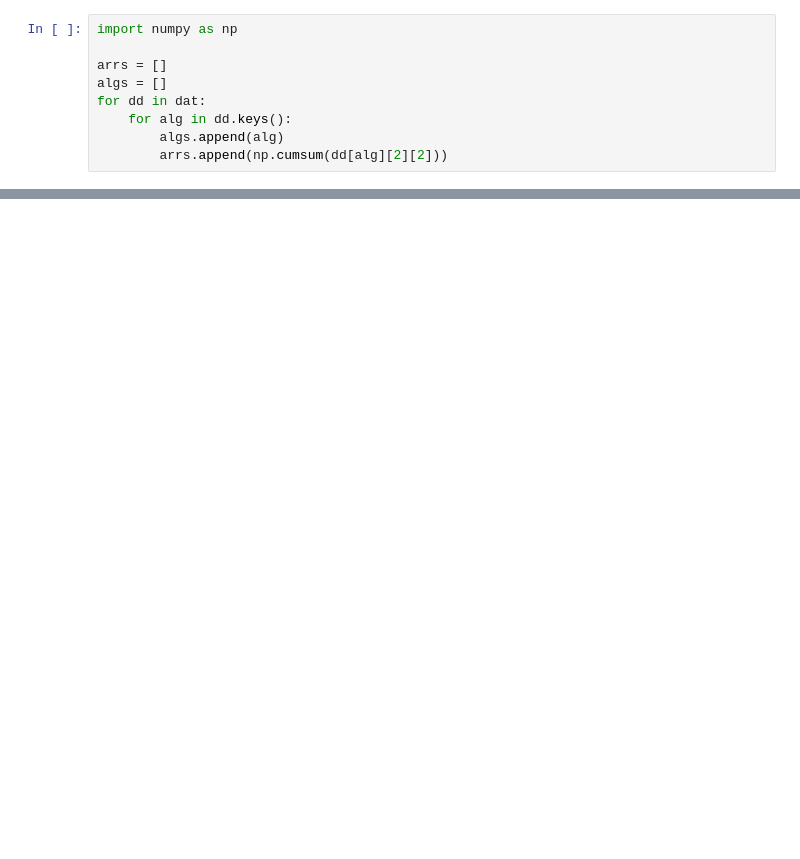
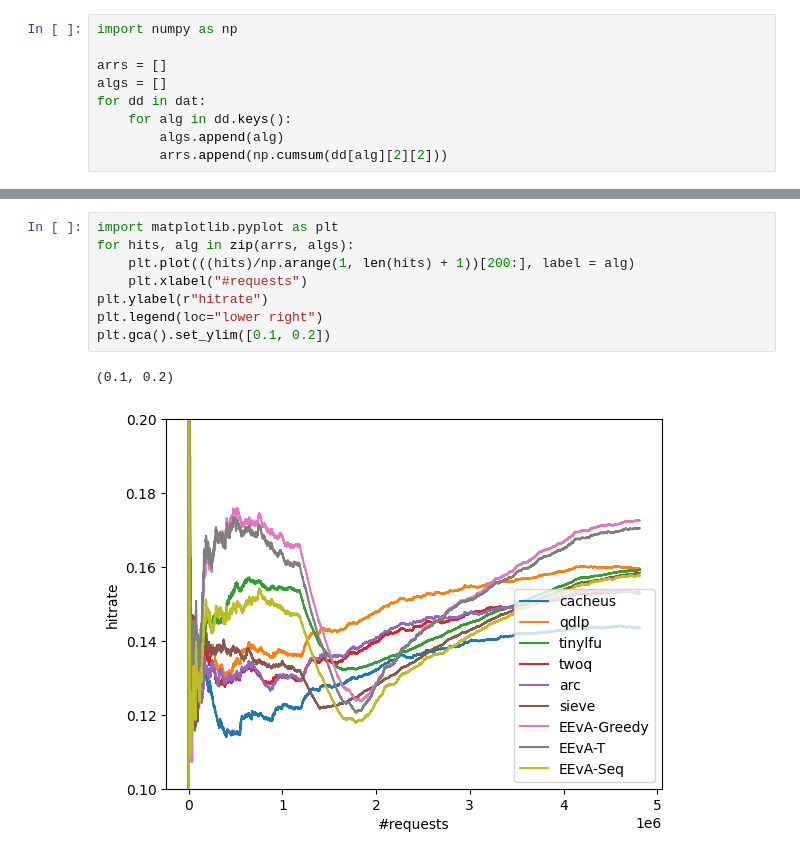
Before and after one commit to tmp2035/eeva, a Jupyter notebook: experiment_helpers/script_user.ipynb, the cells around one changed output, grey strips where cells are left out. Saved outputs shown, nothing was run; the diff lists cells and outputs as text; blank space fills up the shorter version.

```diff
--- a/experiment_helpers/script_user.ipynb
+++ b/experiment_helpers/script_user.ipynb
@@ -149,3 +156,14 @@ for dd in dat:
+# %%
+import matplotlib.pyplot as plt
+for hits, alg in zip(arrs, algs):
+    plt.plot(((hits)/np.arange(1, len(hits) + 1))[200:], label = alg)
+    plt.xlabel("#requests")
+plt.ylabel(r"hitrate")
+plt.legend(loc="lower right")
+plt.gca().set_ylim([0.1, 0.2])
+# %% [output]
+(0.1, 0.2)
+[figure, added]
 # %%
 import matplotlib.pyplot as plt
 for hits, alg in zip(arrs, algs):
```
Also changed, not shown: parts of 6 cells of this notebook, 7 other files.
